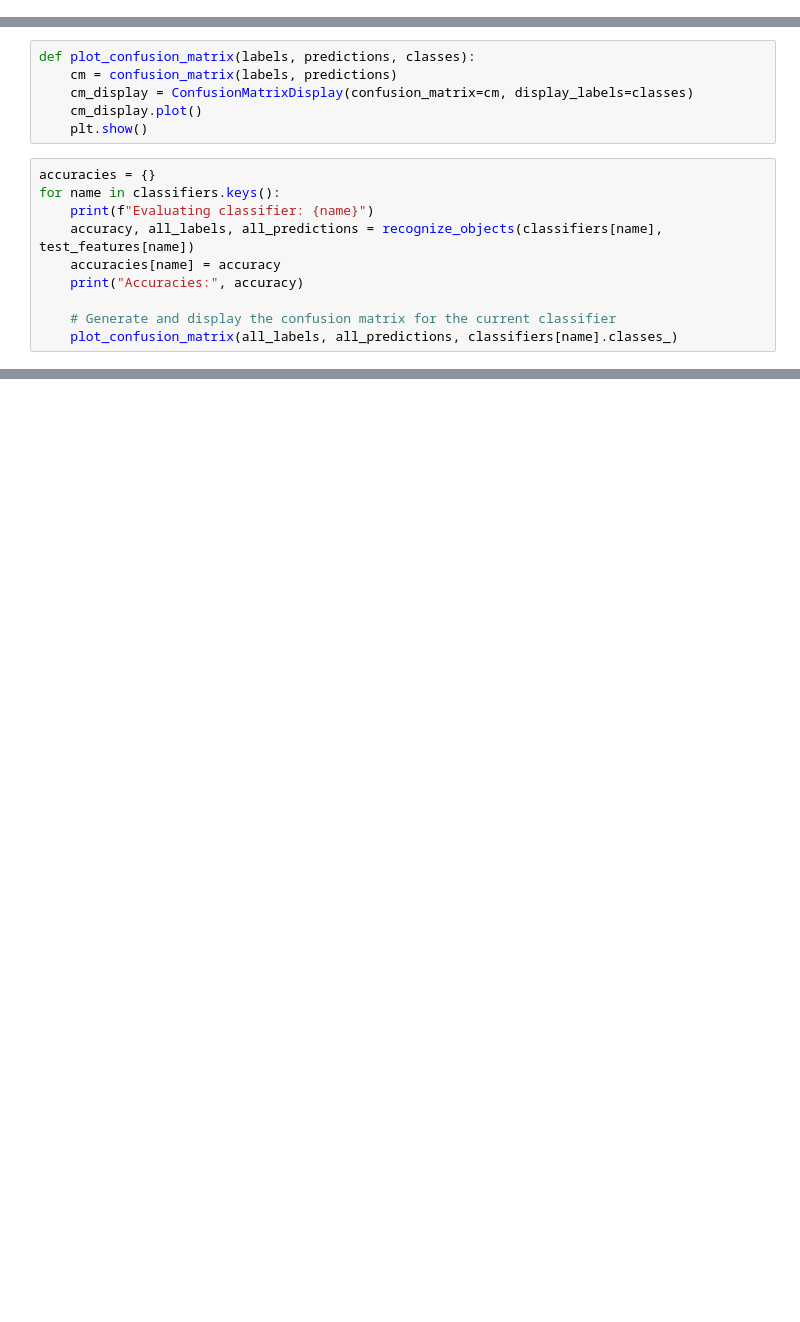
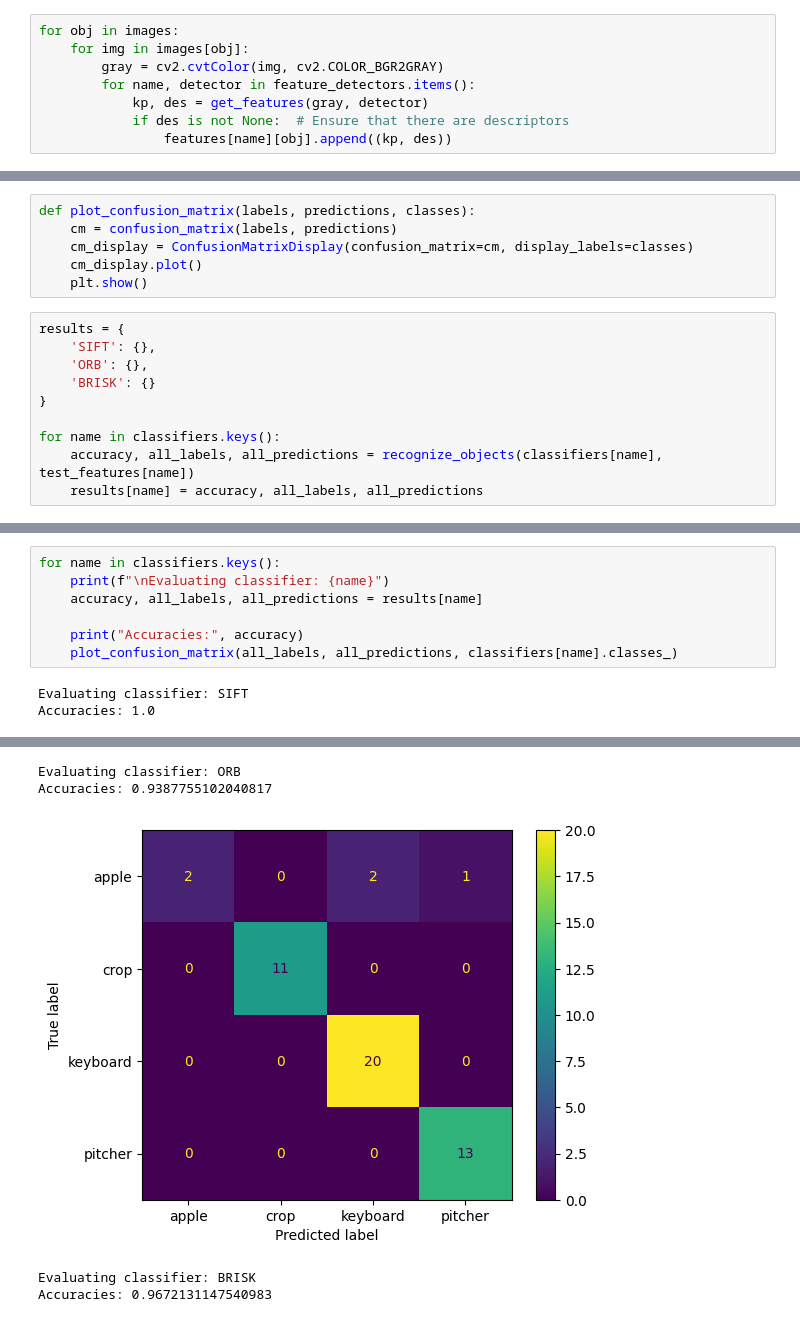
Before and after one commit to mehmet-ercan/ComputerVision, a Jupyter notebook: HW2/Homework2_244201001033_AKCAN_ERCAN.ipynb, the cells around one changed output, grey strips where cells are left out. Cells and saved outputs as stored; diff of their text form; blank space fills up the shorter version.

```diff
--- a/HW2/Homework2_244201001033_AKCAN_ERCAN.ipynb
+++ b/HW2/Homework2_244201001033_AKCAN_ERCAN.ipynb
@@ -61,0 +58,8 @@ for obj in images:
+# %%
+for obj in images:
+    for img in images[obj]:
+        gray = cv2.cvtColor(img, cv2.COLOR_BGR2GRAY)
+        for name, detector in feature_detectors.items():
+            kp, des = get_features(gray, detector)
+            if des is not None:  # Ensure that there are descriptors
+                features[name][obj].append((kp, des))
@@ -136,12 +140,12 @@ def plot_confusion_matrix(labels, predictions, classes):
     cm_display.plot()
     plt.show()
 # %%
-accuracies = {}
+results = {
+    'SIFT': {},
+    'ORB': {},
+    'BRISK': {}
+}
+
 for name in classifiers.keys():
-    print(f"Evaluating classifier: {name}")
     accuracy, all_labels, all_predictions = recognize_objects(classifiers[name], test_features[name])
-    accuracies[name] = accuracy
-    print("Accuracies:", accuracy)
-
-    # Generate and display the confusion matrix for the current classifier
-    plot_confusion_matrix(all_labels, all_predictions, classifiers[name].classes_)
+    results[name] = accuracy, all_labels, all_predictions
@@ -157,0 +152,10 @@ Accuracies: 0.9836065573770492
+# %%
+for name in classifiers.keys():
+    print(f"\nEvaluating classifier: {name}")
+    accuracy, all_labels, all_predictions = results[name]
+
+    print("Accuracies:", accuracy)
+    plot_confusion_matrix(all_labels, all_predictions, classifiers[name].classes_)
+# %% [output]
+Evaluating classifier: SIFT
+Accuracies: 1.0
@@ -157,0 +163,5 @@ Accuracies: 0.9836065573770492
+Evaluating classifier: ORB
+Accuracies: 0.9387755102040817
+[figure, added]
+Evaluating classifier: BRISK
+Accuracies: 0.9672131147540983
```
Also changed, not shown: parts of 10 cells of this notebook.
